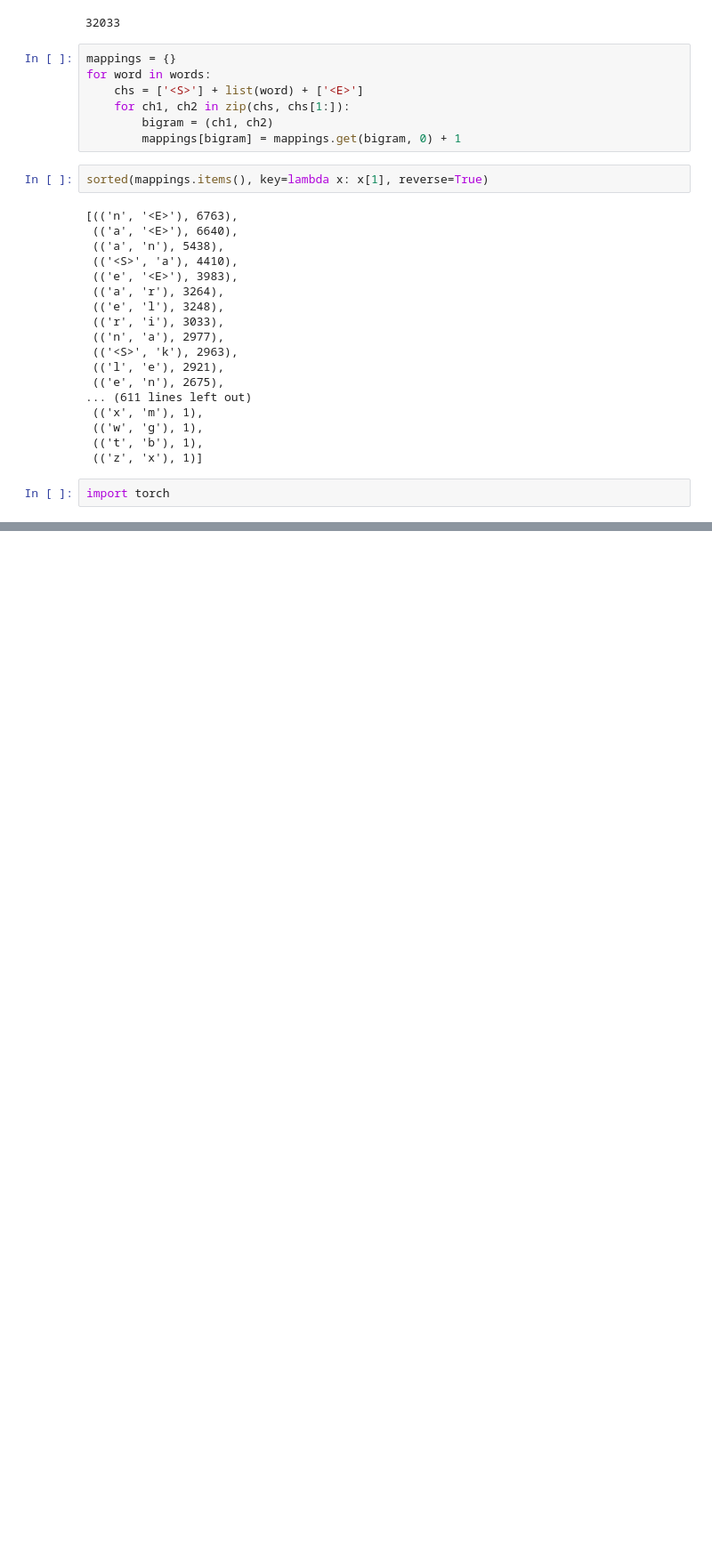
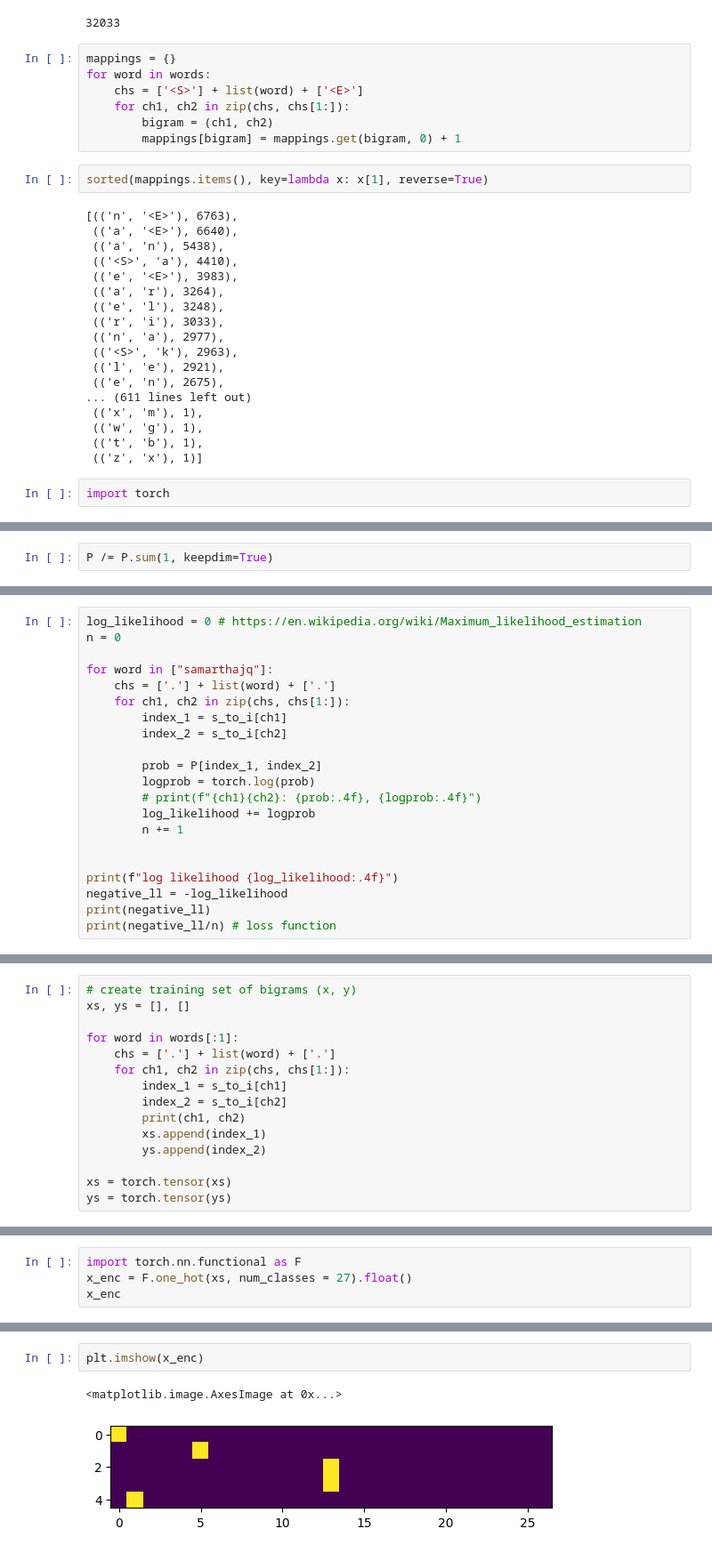
Before and after one commit to Electronica-dev/ML, a Jupyter notebook: makemore/makemore.ipynb, the cells around one changed output, grey strips where cells are left out. Shown at 89% size. Saved outputs shown, nothing was run; the diff lists cells and outputs as text; blank space fills up the shorter version.

```diff
--- a/makemore/makemore.ipynb
+++ b/makemore/makemore.ipynb
@@ -72,0 +114,2 @@ plt.axis("off")
+# %%
+P /= P.sum(1, keepdim=True)
@@ -72,0 +149,21 @@ plt.axis("off")
+# %%
+log_likelihood = 0 # https://en.wikipedia.org/wiki/Maximum_likelihood_estimation
+n = 0
+
+for word in ["samarthajq"]:
+    chs = ['.'] + list(word) + ['.']
+    for ch1, ch2 in zip(chs, chs[1:]):
+        index_1 = s_to_i[ch1]
+        index_2 = s_to_i[ch2]
+
+        prob = P[index_1, index_2]
+        logprob = torch.log(prob)
+        # print(f"{ch1}{ch2}: {prob:.4f}, {logprob:.4f}")
+        log_likelihood += logprob
+        n += 1
+
+
+print(f"log likelihood {log_likelihood:.4f}")
+negative_ll = -log_likelihood
+print(negative_ll)
+print(negative_ll/n) # loss function
@@ -72,0 +176,15 @@ plt.axis("off")
+# %%
+# create training set of bigrams (x, y)
+xs, ys = [], []
+
+for word in words[:1]:
+	chs = ['.'] + list(word) + ['.']
+	for ch1, ch2 in zip(chs, chs[1:]):
+		index_1 = s_to_i[ch1]
+		index_2 = s_to_i[ch2]
+		print(ch1, ch2)
+		xs.append(index_1)
+		ys.append(index_2)
+
+xs = torch.tensor(xs)
+ys = torch.tensor(ys)
@@ -72,0 +205,4 @@ plt.axis("off")
+# %%
+import torch.nn.functional as F
+x_enc = F.one_hot(xs, num_classes = 27).float()
+x_enc
@@ -72,0 +220,5 @@ plt.axis("off")
+# %%
+plt.imshow(x_enc)
+# %% [output]
+<matplotlib.image.AxesImage at 0x...>
+[figure, added]
```
Also changed, not shown: parts of 41 cells of this notebook.
